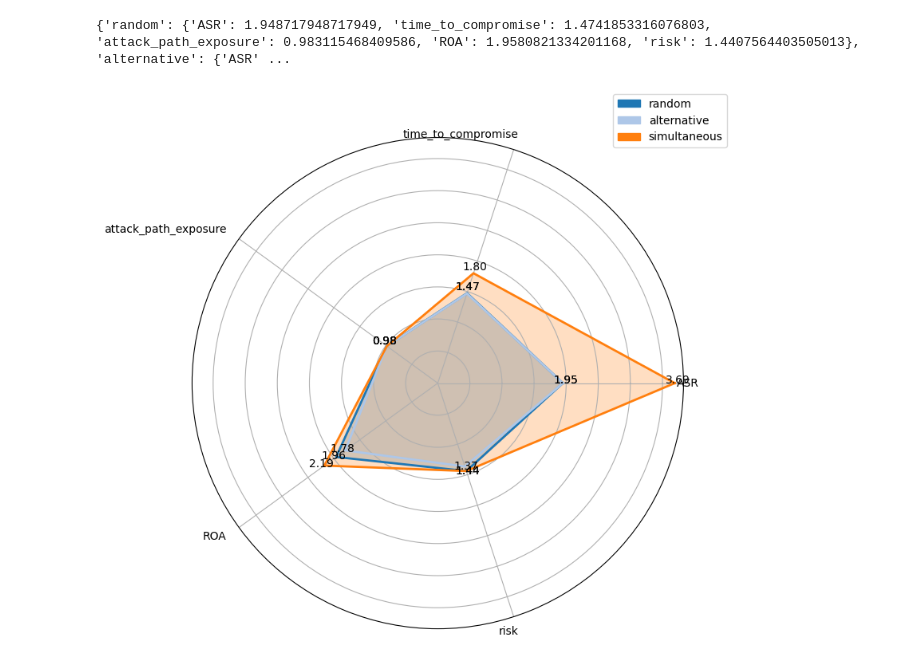
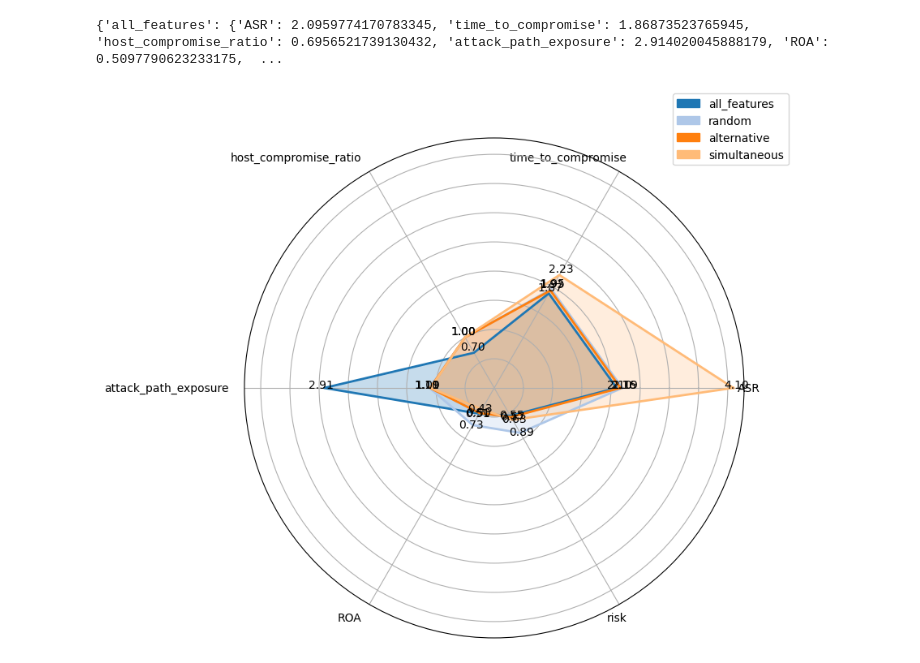
Before and after one commit to MoeBuTa/MTDSim, a Jupyter notebook: experiments/radar_plots_final.ipynb, the cells around one changed output. Drawn from its saved outputs; the diff is of its cells as text; code cells hidden in the pictures.

```diff
--- a/experiments/radar_plots_final.ipynb
+++ b/experiments/radar_plots_final.ipynb
@@ -35,13 +35,14 @@ epsilon = 1.0  # exploration rate
 
 # Simulator Settings
 start_time = 0
-finish_time = 3000
+finish_time = 15000
 mtd_interval = [200]
-network_size = [25]
-total_nodes = 300
+network_size = [150]
+total_nodes = 150
 new_network = True
 
-trial = 3000
+trial = 50
+
 
 mtd_strategies = [
     CompleteTopologyShuffle,
@@ -60,12 +61,12 @@ time_features = ["mtd_freq", "overall_mttc_avg", "time_since_last_mtd"]
 models =  static_features + time_features
 # %%
 radar = RadarPlot(epsilon, start_time, finish_time, mtd_interval, network_size,total_nodes, new_network,  "all_features", trial, result_head_path)
-schemes_data = pd.DataFrame(radar.multiple_scaled_pipeline(['random', 'alternative', "simultaneous"],run_trial = False)).T.drop(columns=['MEF', 'host_compromise_ratio', 'network_size', 'exposed_endpoints', "mtd_interval", 'shortest_path_variability'], axis = 1).T.to_dict()
+schemes_data = pd.DataFrame(radar.multiple_scaled_pipeline(["all_features",'random', 'alternative', "simultaneous"],run_trial = False)).T.drop(columns=['MEF', 'network_size', 'exposed_endpoints', "mtd_interval", 'shortest_path_variability'], axis = 1).T.to_dict()
 print(schemes_data)
 radar.plot_n_schemes(schemes_data)
 # %% [output]
-{'random': {'ASR': 1.948717948717949, 'time_to_compromise': 1.4741853316076803, 'attack_path_exposure': 0.983115468409586, 'ROA': 1.9580821334201168, 'risk': 1.4407564403505013}, 'alternative': {'ASR' ...
+{'all_features': {'ASR': 2.0959774170783345, 'time_to_compromise': 1.86873523765945, 'host_compromise_ratio': 0.6956521739130432, 'attack_path_exposure': 2.914020045888179, 'ROA': 0.5097790623233175,  ...
-[figure, old version]
+[figure, new version]
 # %%
 for model in models:
 
```
Also changed, not shown: parts of 3 cells of this notebook, 12 other files.
